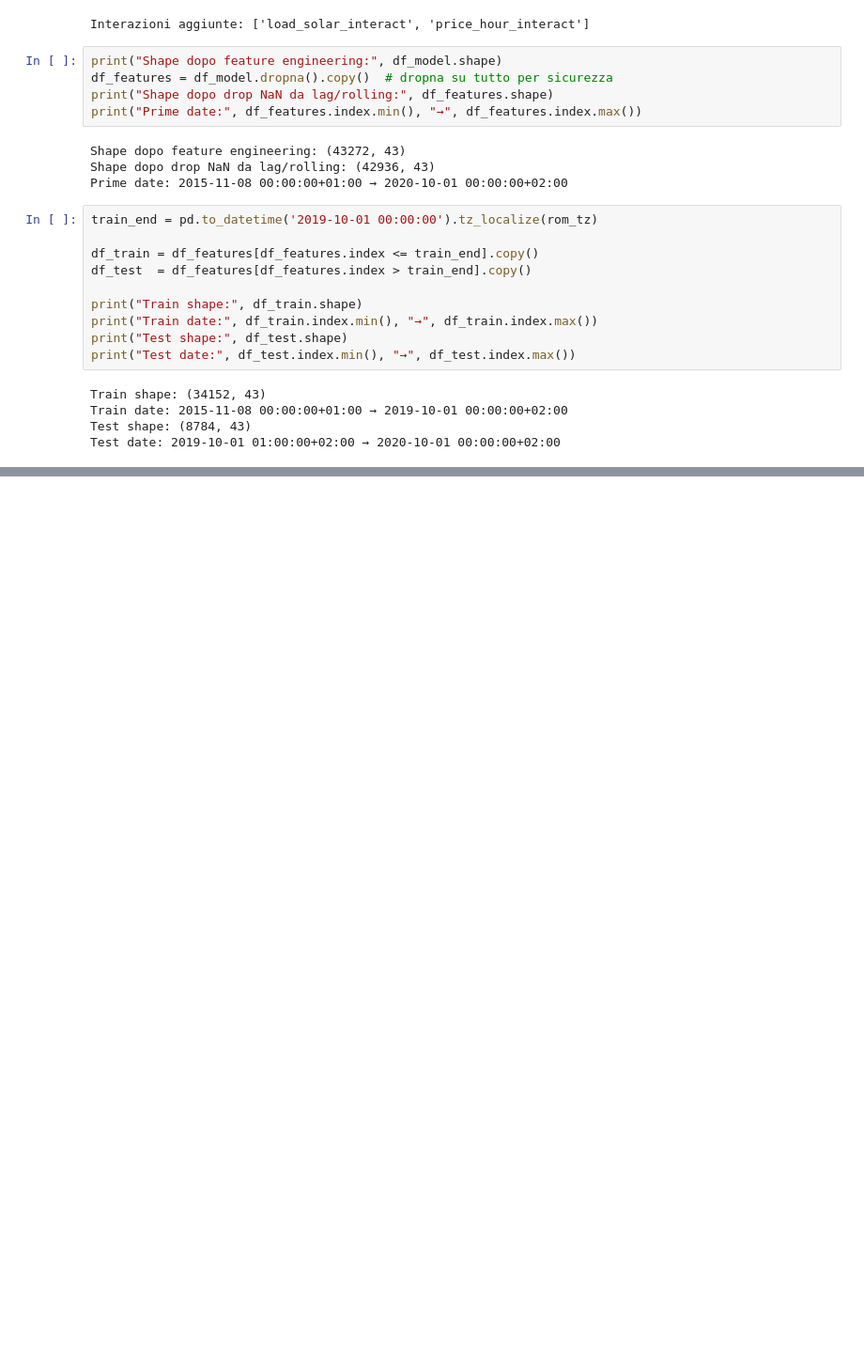
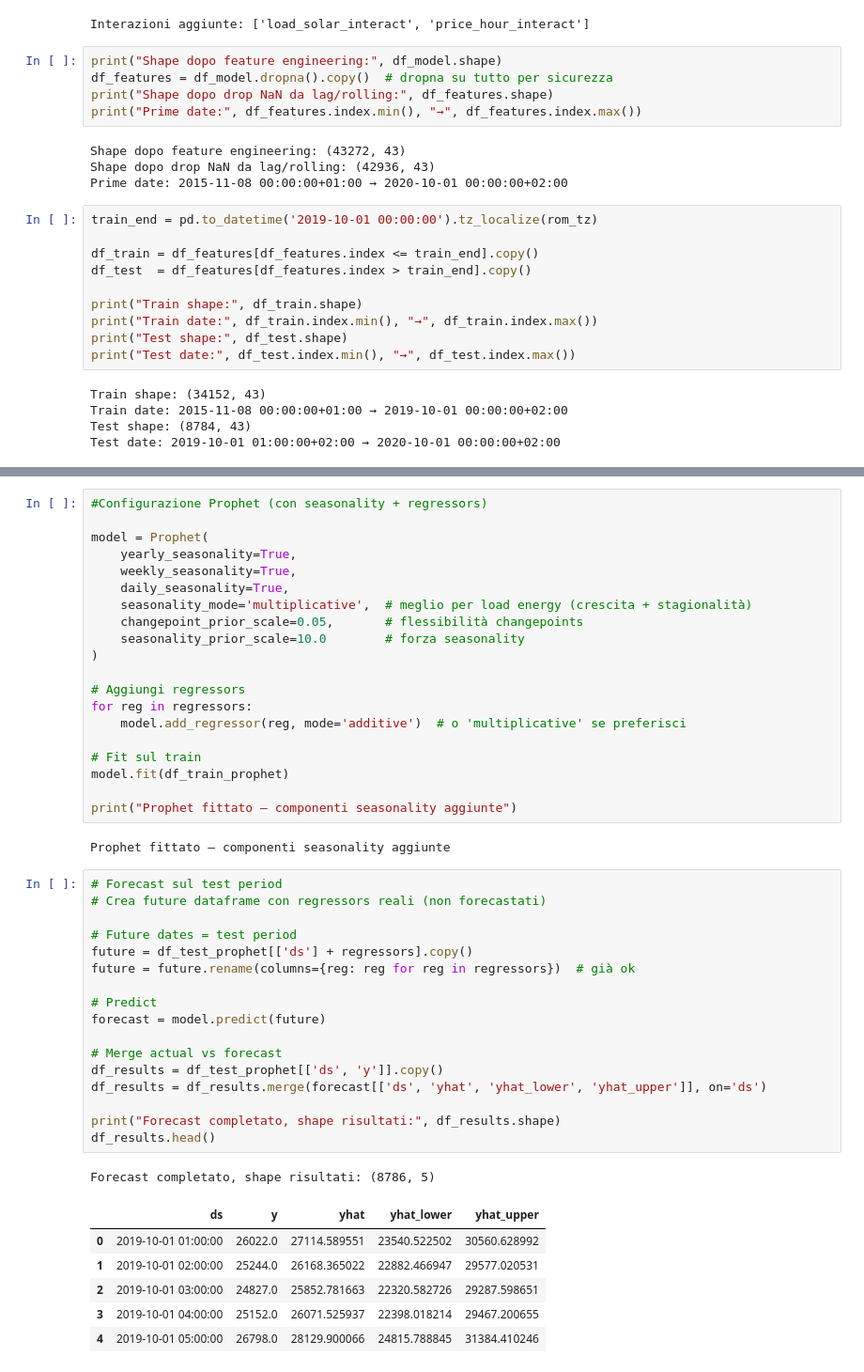
Before and after one commit to Frussen/ita-load-forecaster, a Jupyter notebook: ItaLoadForecaster.ipynb, the cells around one changed output, grey strips where cells are left out. Shown at 94% size. Saved outputs shown, nothing was run; the diff lists cells and outputs as text; blank space fills up the shorter version.

```diff
--- a/ItaLoadForecaster.ipynb
+++ b/ItaLoadForecaster.ipynb
@@ -604,0 +634,47 @@ Test date: 2019-10-01 01:00:00+02:00 → 2020-10-01 00:00:00+02:00
+# %%
+#Configurazione Prophet (con seasonality + regressors)
+
+model = Prophet(
+    yearly_seasonality=True,
+    weekly_seasonality=True,
+    daily_seasonality=True,
+    seasonality_mode='multiplicative',  # meglio per load energy (crescita + stagionalità)
+    changepoint_prior_scale=0.05,       # flessibilità changepoints
+    seasonality_prior_scale=10.0        # forza seasonality
+)
+
+# Aggiungi regressors
+for reg in regressors:
+    model.add_regressor(reg, mode='additive')  # o 'multiplicative' se preferisci
+
+# Fit sul train
+model.fit(df_train_prophet)
+
+print("Prophet fittato – componenti seasonality aggiunte")
+# %% [output]
+Prophet fittato – componenti seasonality aggiunte
+# %%
+# Forecast sul test period
+# Crea future dataframe con regressors reali (non forecastati)
+
+# Future dates = test period
+future = df_test_prophet[['ds'] + regressors].copy()
+future = future.rename(columns={reg: reg for reg in regressors})  # già ok
+
+# Predict
+forecast = model.predict(future)
+
+# Merge actual vs forecast
+df_results = df_test_prophet[['ds', 'y']].copy()
+df_results = df_results.merge(forecast[['ds', 'yhat', 'yhat_lower', 'yhat_upper']], on='ds')
+
+print("Forecast completato, shape risultati:", df_results.shape)
+df_results.head()
+# %% [output]
+Forecast completato, shape risultati: (8786, 5)
+|  | ds | y | yhat | yhat_lower | yhat_upper |
+| 0 | 2019-10-01 01:00:00 | 26022.0 | 27114.589551 | 23540.522502 | 30560.628992 |
+| 1 | 2019-10-01 02:00:00 | 25244.0 | 26168.365022 | 22882.466947 | 29577.020531 |
+| 2 | 2019-10-01 03:00:00 | 24827.0 | 25852.781663 | 22320.582726 | 29287.598651 |
+| 3 | 2019-10-01 04:00:00 | 25152.0 | 26071.525937 | 22398.018214 | 29467.200655 |
+| 4 | 2019-10-01 05:00:00 | 26798.0 | 28129.900066 | 24815.788845 | 31384.410246 |
```
Also changed, not shown: parts of 24 cells of this notebook.
